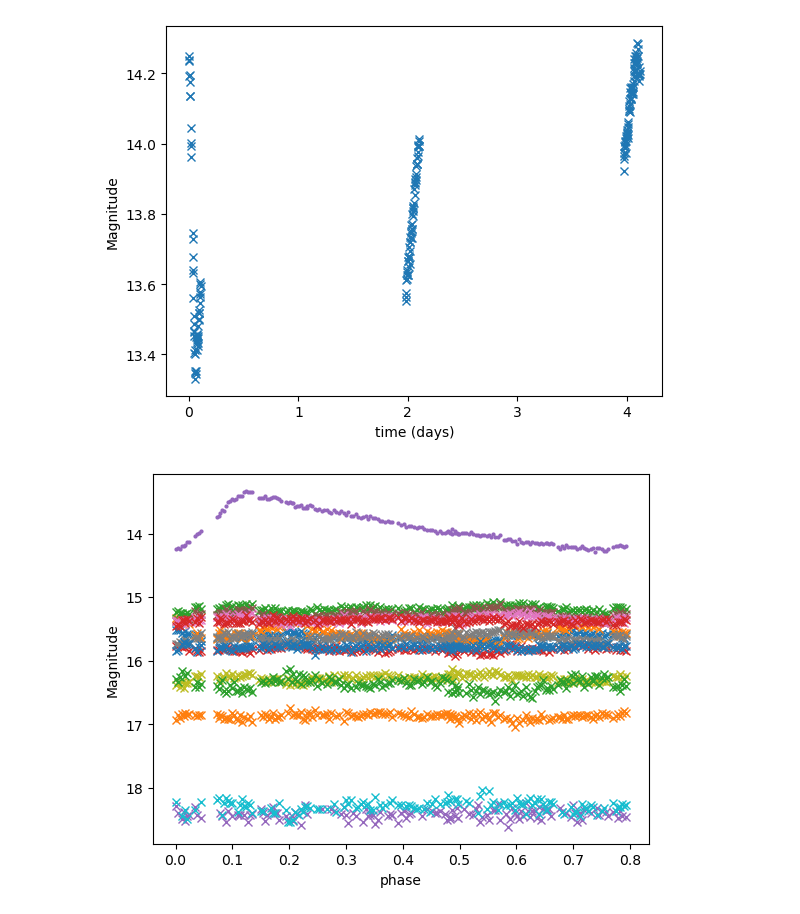
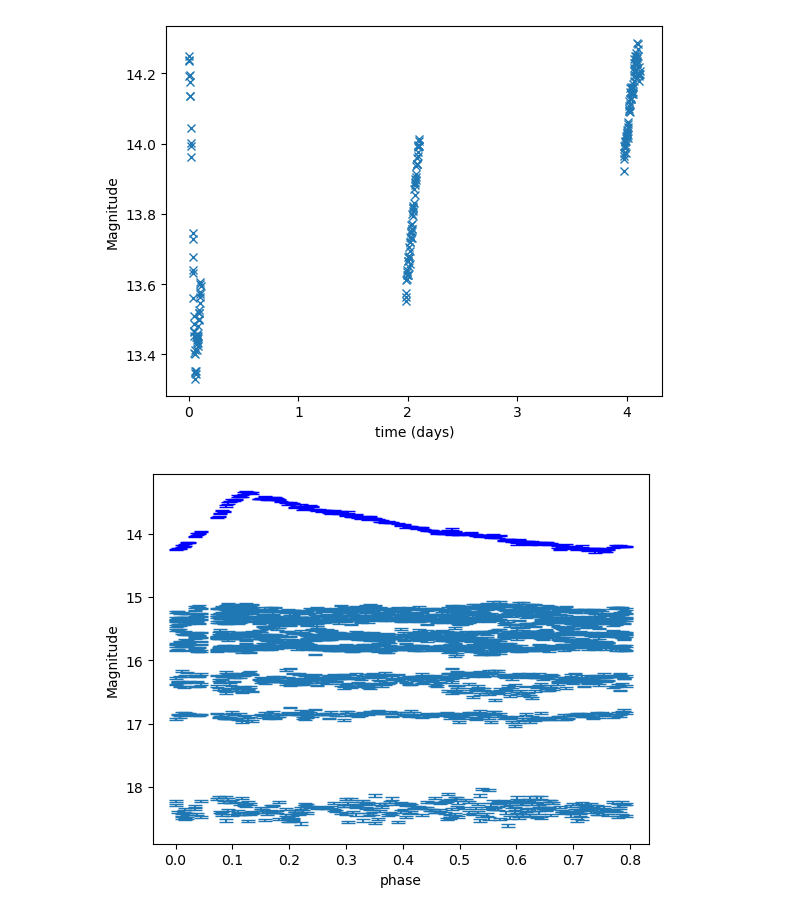
Before and after one commit to npi2015/Mphys-project, a Jupyter notebook: Notebooks/all_RV_UMa_nights_Green.ipynb, the cells around one changed output. Saved outputs shown, nothing was run; the diff lists cells and outputs as text; code cells hidden in the pictures.

```diff
--- a/Notebooks/all_RV_UMa_nights_Green.ipynb
+++ b/Notebooks/all_RV_UMa_nights_Green.ipynb
@@ -331,31 +318,42 @@ magnitude_list_standard_stars = [all_magnitudes_transposed[i] for i in corrected
 # Now we transpose the all_magnitudes list so that each list contains all the magnitudes of each star
 all_flux_offsets_standard_stars = list()
 all_magnitude_offsets_standard_stars = list()
+all_magnitude_offset_errors_standard_stars = list()
+
 for index, flux_list in enumerate(all_fluxes_transposed):
     if index in corrected_stars_index:
         offset = [flux_list[0]- i for i in flux_list]
         all_flux_offsets_standard_stars.append(offset)
 
-for index, flux_list in enumerate(all_magnitudes_transposed):
+for index, mag_list, error_list in zip(range(len(all_magnitudes_transposed)), all_magnitudes_transposed, all_magnitude_error_transposed):
     if index in corrected_stars_index:
-        offset = [flux_list[0]- i for i in flux_list]
+        offset = [mag_list[0]- i for i in mag_list]
+        offset_error = [error_list[0] + i for i in error_list]
         all_magnitude_offsets_standard_stars.append(offset)
+        all_magnitude_offset_errors_standard_stars.append(offset_error)
 # %%
 mean_magnitude_offsets = np.nanmean(all_magnitude_offsets_standard_stars, axis = 0)
 mean_flux_offsets = np.nanmean(all_flux_offsets_standard_stars, axis = 0)
 
 std_magnitude_offsets = np.nanstd(all_magnitude_offsets_standard_stars, axis = 0)
 std_flux_offsets = np.nanstd(all_flux_offsets_standard_stars, axis = 0)
+
+sem_magnitude_offset = np.nanmean(all_magnitude_offset_errors_standard_stars, axis = 0)
 # %%
 import numpy as np
 corrected_RV_UMa_flux = np.array(RV_UMa_fluxes[0]) + mean_flux_offsets
 corrected_RV_UMa_magnitude = np.array(RV_UMa_magnitudes[0]) + mean_magnitude_offsets
+RV_UMa_error = np.array(RV_Uma_mag_error) + sem_magnitude_offset
 # %% [markdown]
 # Plots
 # %%
 corrected_magnitudes = list()
+corrected_magnitude_error = list()
 for star in magnitude_list_standard_stars:
     corrected_magnitudes.append(np.array(star) + mean_magnitude_offsets)
+
+for star_error in error_list_standard_stars:
+    corrected_magnitude_error.append(np.array(star_error) + sem_magnitude_offset)
 # %%
 for index, star in enumerate(corrected_magnitudes):
     plt.plot(star, 'x', label = f'Star {corrected_stars_index[index]}')
@@ -423,15 +423,15 @@ plt.ylabel('Magnitude');
 period = 0.46806 # period in days
 phase = np.array(t)/period - np.floor(np.array(t)/period)
 # %%
-for index, star in enumerate(corrected_magnitudes):
-    plt.plot(phase, star, 'x', label = f'Star {corrected_stars_index[index]}')
-plt.plot(phase, corrected_RV_UMa_magnitude, 'o', markersize = 2)
+for index, star, star_error in zip(range(len(corrected_magnitudes)), corrected_magnitudes, corrected_magnitude_error):
+    plt.errorbar(phase, star,  yerr = star_error, capsize = 5, fmt = 'none', markersize = 2, label = f'Star {corrected_stars_index[index]}')
+plt.errorbar(phase, corrected_RV_UMa_magnitude, yerr = RV_UMa_error, fmt = "none", capsize = 5,  color = 'blue', markersize = 2)
 # plt.legend()
 plt.gca().invert_yaxis();
 plt.xlabel('phase')
 plt.ylabel('Magnitude');
 # %% [output]
-[figure, old version]
+[figure, new version]
 # %%
 # Move everything to txt file
 
```
Also changed, not shown: parts of 11 cells of this notebook, 5 other files.
